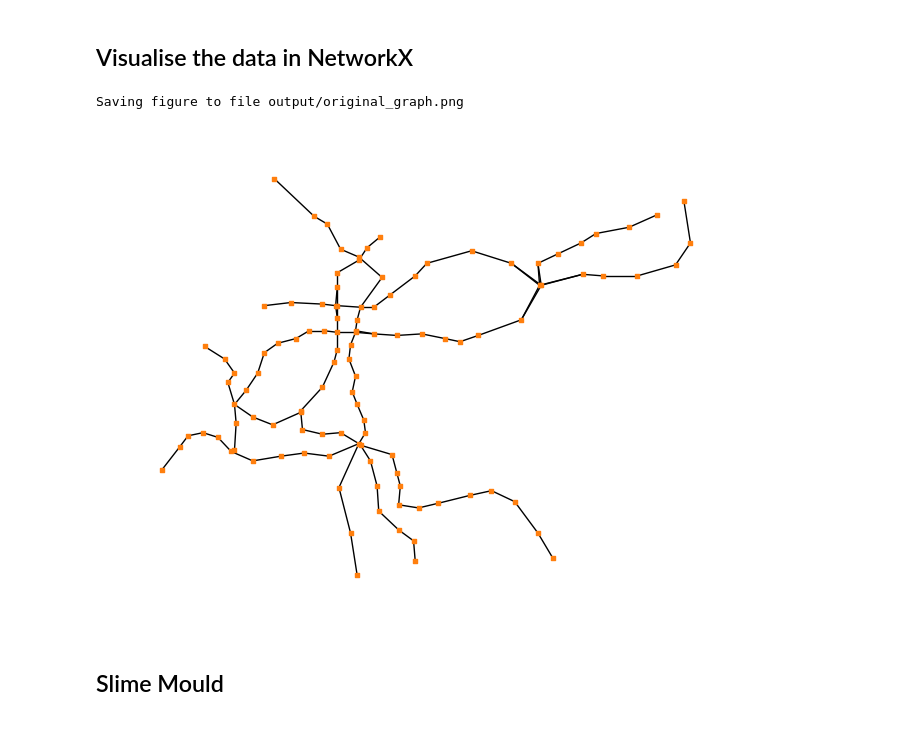
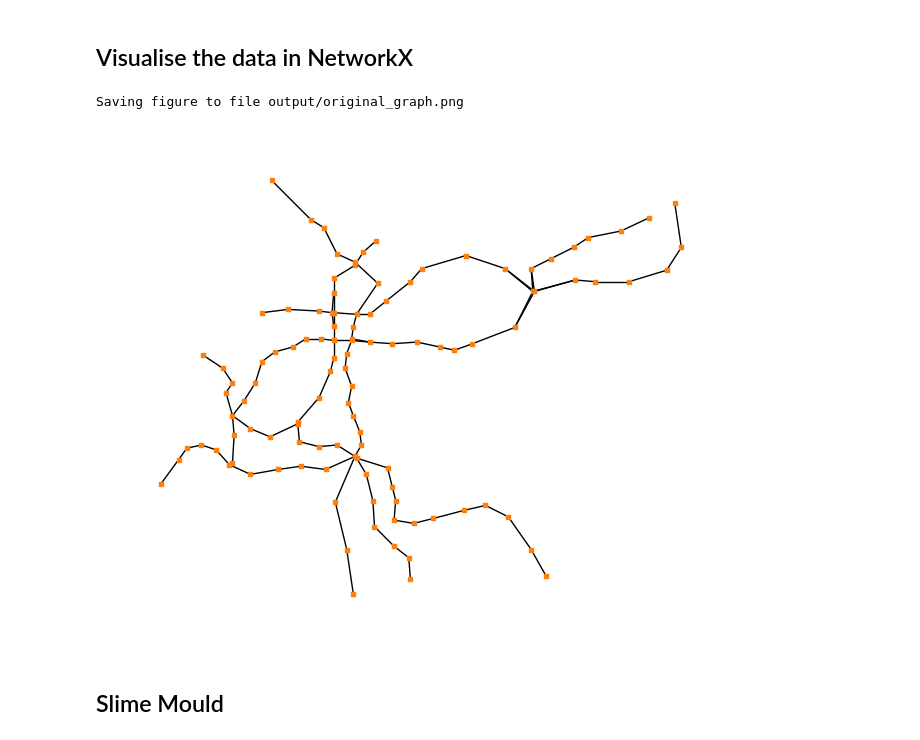
Before and after one commit to MoeBuTa/SlimeMould, a Jupyter notebook: slime.ipynb, the cells around one changed output. Saved outputs shown, nothing was run; the diff lists cells and outputs as text; code cells hidden in the pictures.

```diff
--- a/slime.ipynb
+++ b/slime.ipynb
@@ -87,19 +87,20 @@ routes.head()
 # %%
 G = nx.Graph()
 for nodes in routes['nodes']:
     for seg_start, seg_end in zip(nodes, nodes[1:]):
         G.add_edge(seg_start, seg_end)
 positions = {n: [n[0], n[1]] for n in list(G.nodes)}
 
+fig = plt.figure(figsize=(6.3, 5))
 nx.draw(G, positions,
         node_color='C1',
         node_shape='s',
         node_size=12,
         with_labels=False)
 utils.savefig('output/original_graph.png')
 # %% [output]
 Saving figure to file output/original_graph.png
-[figure, old version]
+[figure, new version]
 # %% [markdown]
 ## Slime Mould
 # %%
```
Also changed, not shown: parts of 28 cells of this notebook, 30 other files.
